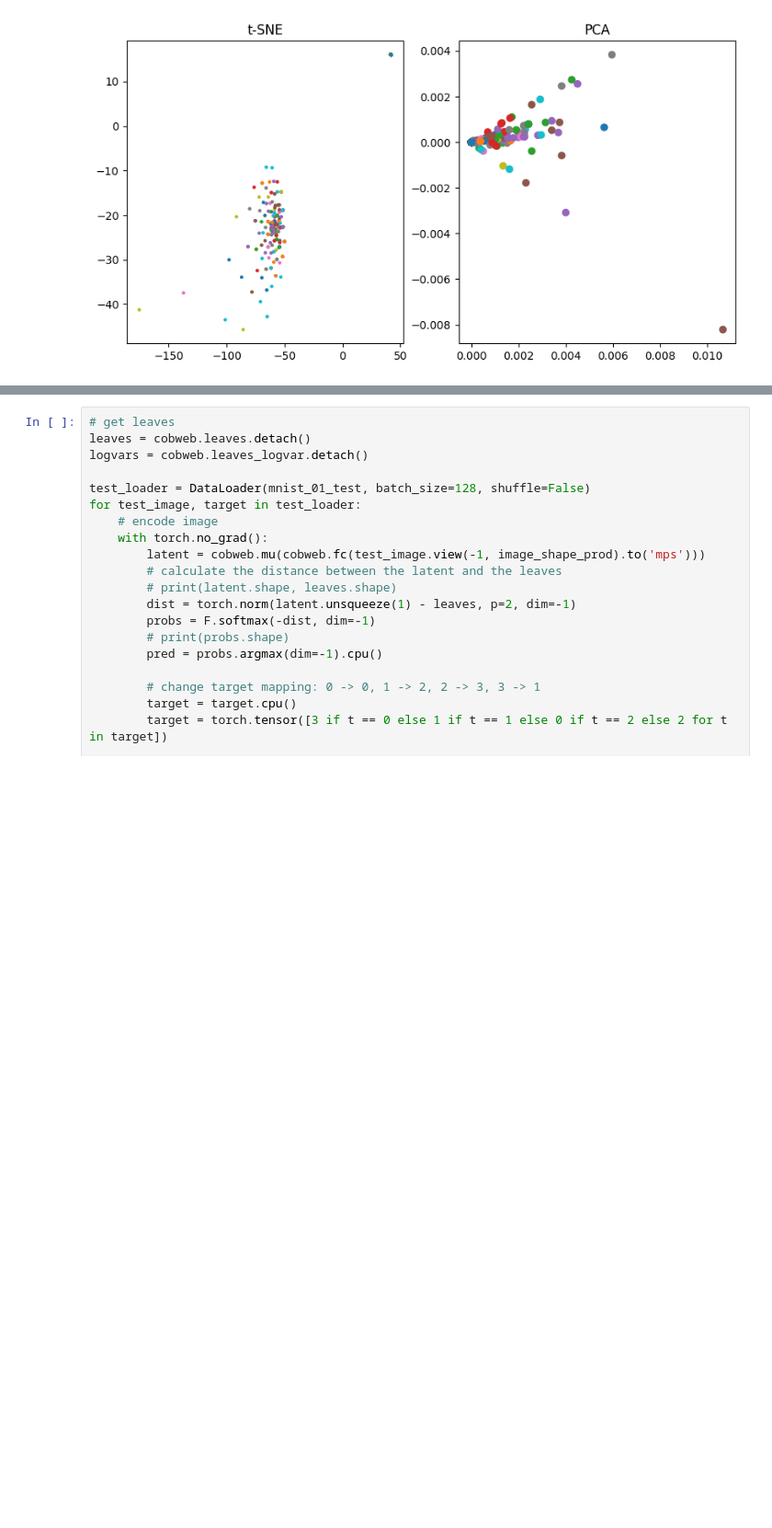
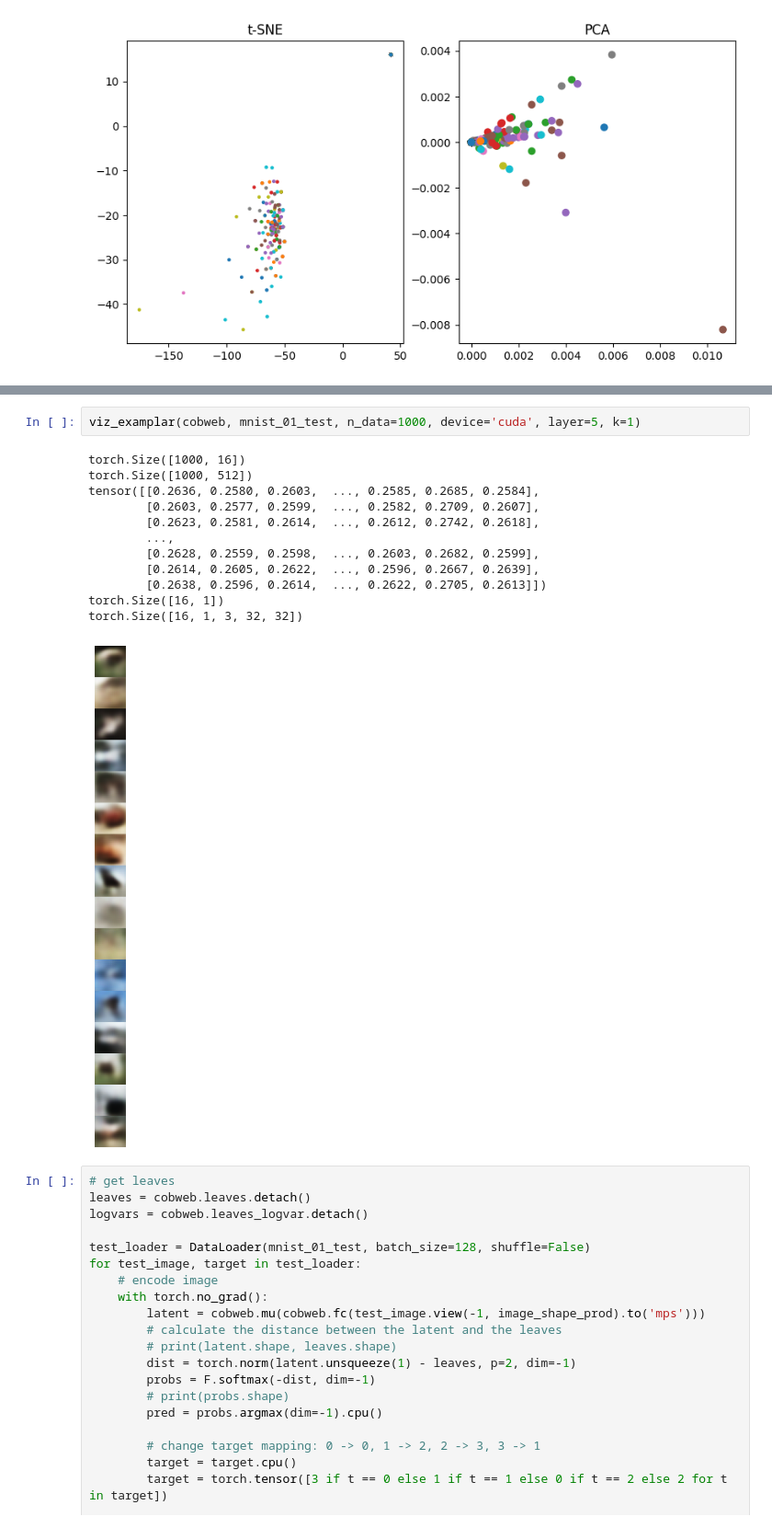
Before and after one commit to Teachable-AI-Lab/unsupervised-prototypes, a Jupyter notebook: cobwebNN-gen.ipynb, the cells around one changed output, grey strips where cells are left out. Shown at 92% size. Drawn from its saved outputs; the diff is of its cells as text; blank space fills up the shorter version.

```diff
--- a/cobwebNN-gen.ipynb
+++ b/cobwebNN-gen.ipynb
@@ -327,3 +470,18 @@ untils.viz_clusters(cobweb, mnist_01_test, device='mps', n_data=500)
+# %%
+viz_examplar(cobweb, mnist_01_test, n_data=1000, device='cuda', layer=5, k=1)
+# %% [output]
+torch.Size([1000, 16])
+torch.Size([1000, 512])
+tensor([[0.2636, 0.2580, 0.2603,  ..., 0.2585, 0.2685, 0.2584],
+        [0.2603, 0.2577, 0.2599,  ..., 0.2582, 0.2709, 0.2607],
+        [0.2623, 0.2581, 0.2614,  ..., 0.2612, 0.2742, 0.2618],
+        ...,
+        [0.2628, 0.2559, 0.2598,  ..., 0.2603, 0.2682, 0.2599],
+        [0.2614, 0.2605, 0.2622,  ..., 0.2596, 0.2667, 0.2639],
+        [0.2638, 0.2596, 0.2614,  ..., 0.2622, 0.2705, 0.2613]])
+torch.Size([16, 1])
+torch.Size([16, 1, 3, 32, 32])
+[figure, added]
 # %%
 # get leaves
 leaves = cobweb.leaves.detach()
```
Also changed, not shown: parts of 22 cells of this notebook, 20 other files.
